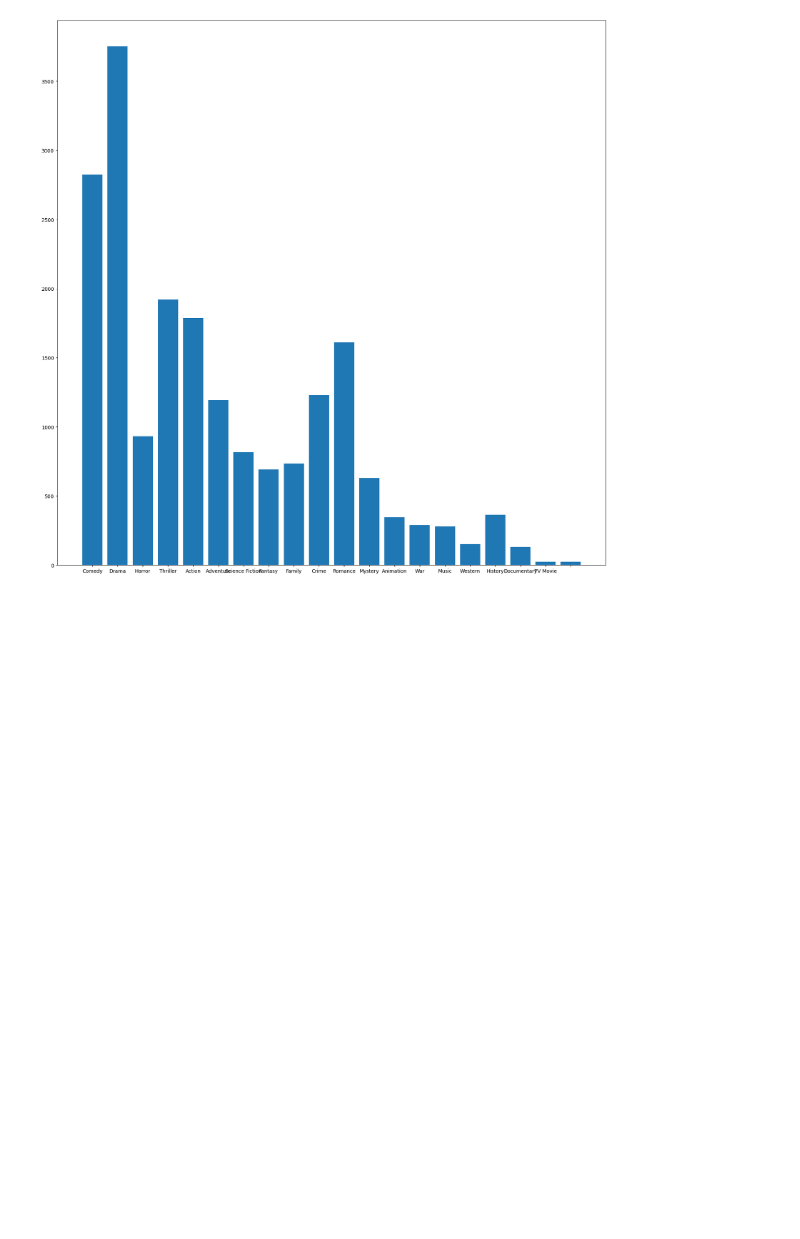
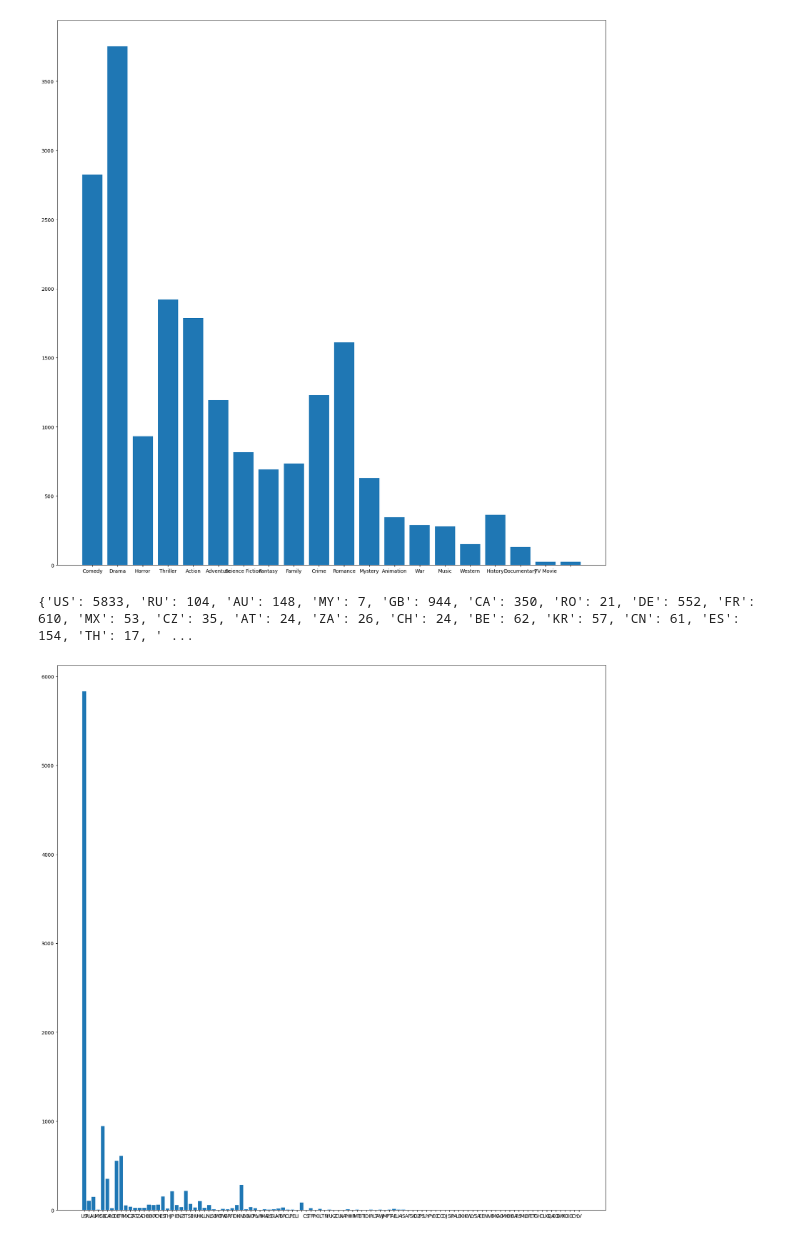
Before and after one commit to Keracles/MovieHype, a Jupyter notebook: data_exploration_noah.ipynb, the cells around one changed output. Cells and saved outputs as stored; diff of their text form; code cells hidden in the pictures; blank space fills up the shorter version.

```diff
--- a/data_exploration_noah.ipynb
+++ b/data_exploration_noah.ipynb
@@ -61,0 +72,12 @@ def str_to_list(df, key):
+# %%
+def suppr_elem_list(liste):
+
+    list_elem_to_suppr = ['', 'the', 'be','to', 'of', 'and', 'a', 'in', 'that', 'have', 'I', 'i', 'it', 'for', 'not', 'on', 'with', 'he', 'as', 'you', 'do', 'at', 'this', 'but', 'his', 'by', 'from','they', 'we', 'say', 'her', 'she', 'or', 'an', 'will', 'my', 'one', 'all', 'would', 'there', 'their', 'what','so', 'up', 'out','if', 'about', 'who', 'get', 'which', 'go', 'me', 'when', 'make', 'can', 'like', 'time', 'no', 'just', 'him', 'know', 'take', 'people', 'into', 'year', 'your', 'good', 'some', 'could', 'them', 'see', 'other', 'than', 'then', 'now', 'look', 'only', 'come', 'its', 'over', 'think', 'also', 'back', 'after', 'use', 'two', 'how', 'our', 'work', 'first', 'well', 'way :', 'even', 'new', 'want', 'because', 'any', 'these', 'give', 'day', 'most', 'us']
+
+    new_list = liste
+
+    for elem in list_elem_to_suppr:
+
+        new_list = list(filter((elem).__ne__, new_list))
+
+    return new_list
@@ -65,0 +108,6 @@ dataset = str_to_list(df, ['genres','production_countries', 'realisateur', 'cast
+# %%
+dataset = str_to_list(df, list_keys)
+dataset_new = mise_en_forme_synopsis(dataset)
+# %%
+for i in range(10):
+    print(dataset_new.synopsis.iloc[i])
@@ -81,3 +196,21 @@ def nb_film_genre(df):
+# %%
+def nb_film_pays(df):
+
+    dico_pays_prod = {} #créaction d'un dictionnaire pour stoker le nombre de film par pays de production
+
+    for i in range(df.shape[0]): #parcourt de toutes les lignes du DataFrame
+
+        pays_prod_list = df['production_countries'].iloc[i] #récupération des pays de production
+
+        for pays in pays_prod_list : #on parcourt les pays de production d'un film
+
+            # comptage du pays de production dans le dictionnaire
+            if pays in list(dico_pays_prod.keys()):
+                dico_pays_prod[pays] += 1
+            else:
+                dico_pays_prod[pays] = 1
+
+    return dico_pays_prod
 # %% [markdown]
 ### Fonction permettant d'afficher un dictionnaire sous forme de bar chart
 # %%
@@ -92,3 +225,10 @@ dico_genre = nb_film_genre(dataset)
 dict_to_bar(dico_genre)
 # %% [output]
 [figure]
+# %%
+dico = nb_film_pays(dataset)
+print(dico)
+dict_to_bar(dico)
+# %% [output]
+{'US': 5833, 'RU': 104, 'AU': 148, 'MY': 7, 'GB': 944, 'CA': 350, 'RO': 21, 'DE': 552, 'FR': 610, 'MX': 53, 'CZ': 35, 'AT': 24, 'ZA': 26, 'CH': 24, 'BE': 62, 'KR': 57, 'CN': 61, 'ES': 154, 'TH': 17, ' ...
+[figure, added]
```
Also changed, not shown: parts of 13 cells of this notebook.
